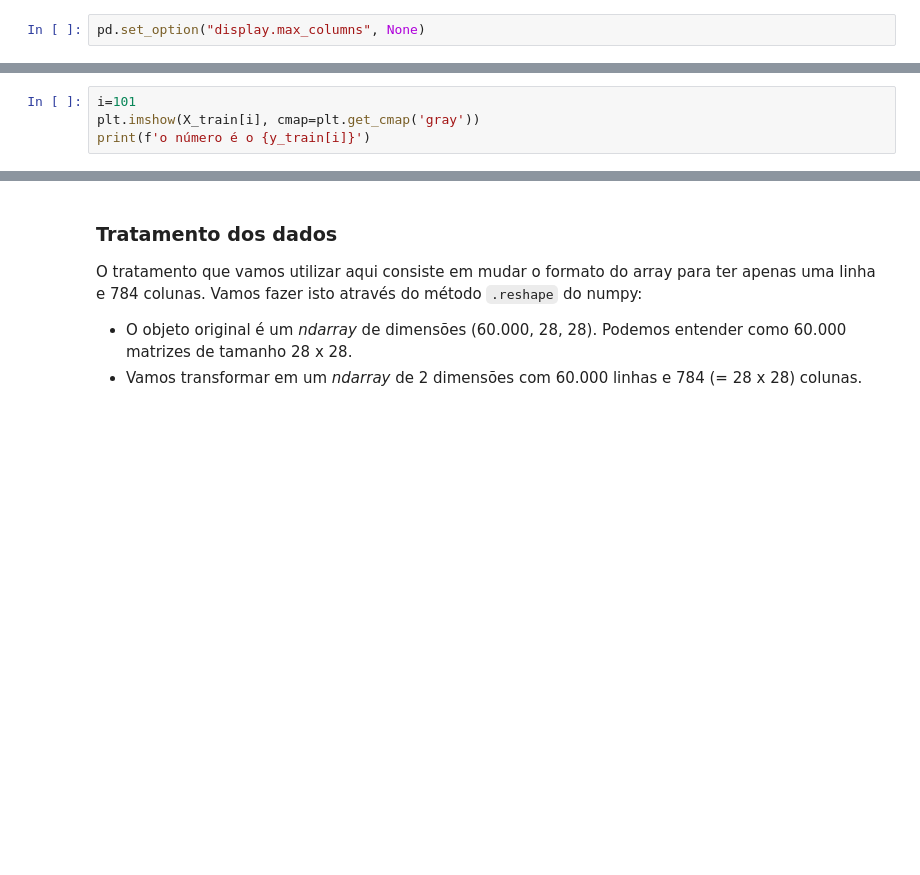
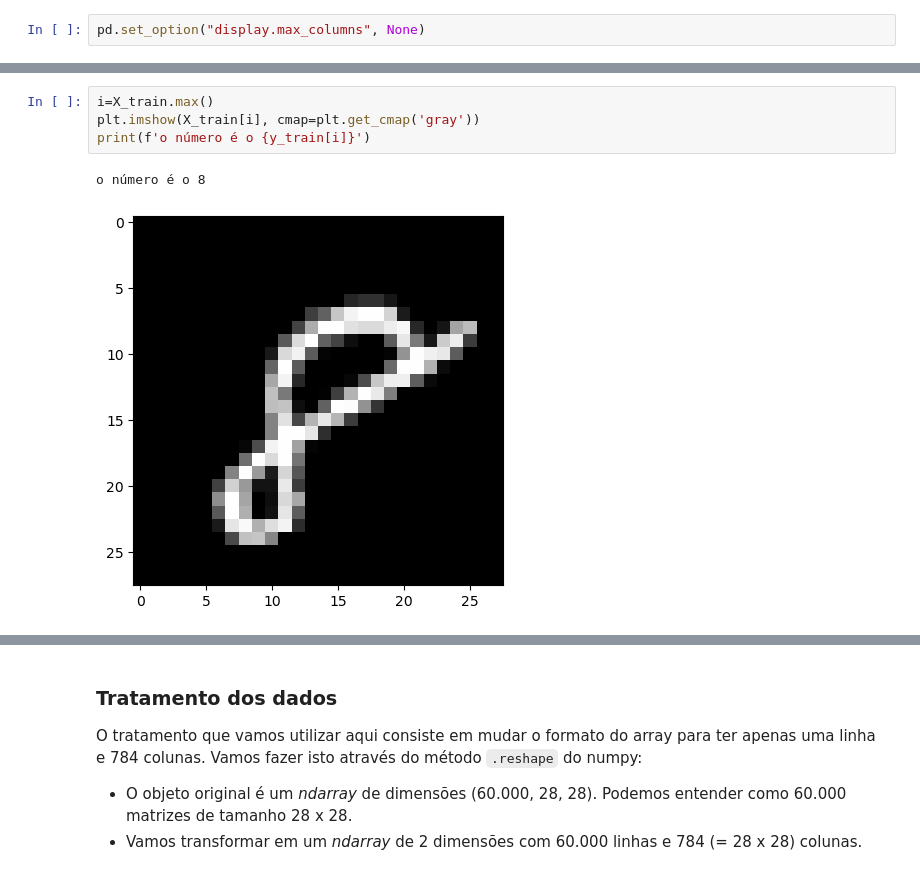
Before and after one commit to marceloaires7/EBAC-Aulas, a Jupyter notebook: Modulo27/notebooks/mod27_PCA.ipynb, the cells around one changed output, grey strips where cells are left out. Saved outputs shown, nothing was run; the diff lists cells and outputs as text; blank space fills up the shorter version.

```diff
--- a/Modulo27/notebooks/mod27_PCA.ipynb
+++ b/Modulo27/notebooks/mod27_PCA.ipynb
@@ -818,6 +935,9 @@ pd.DataFrame(X_train[0])
 # %%
-i=101
+i=X_train.max()
 plt.imshow(X_train[i], cmap=plt.get_cmap('gray'))
 print(f'o número é o {y_train[i]}')
+# %% [output]
+o número é o 8
+[figure, added]
 # %%
 sns.boxplot(x=y_train, y=X_train[:,14,14])
```
Also changed, not shown: parts of 48 cells of this notebook, 4 other files.
